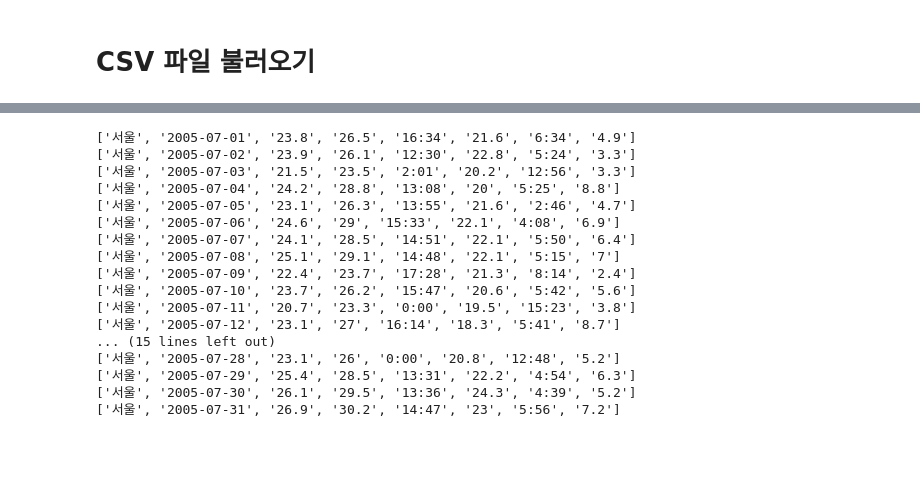
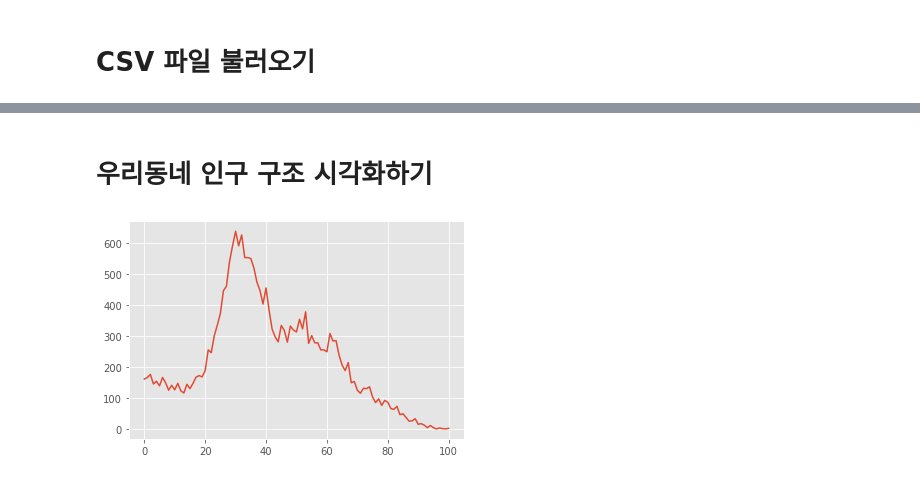
Before and after one commit to GGos3/Numpy, a Jupyter notebook: 2022.07.6/matplotlib.ipynb, the cells around one changed output, grey strips where cells are left out. Cells and saved outputs as stored; diff of their text form; code cells hidden in the pictures; blank space fills up the shorter version.

```diff
--- a/2022.07.6/matplotlib.ipynb
+++ b/2022.07.6/matplotlib.ipynb
@@ -113,27 +153,20 @@ f.close()
+# %% [markdown]
+# 우리동네 인구 구조 시각화하기
 # %%
+import matplotlib.pyplot as plt
 import csv
 
-f = open('Seoul_Data.csv', 'r', encoding = 'cp949')
+f = open('age.csv', 'r', encoding='cp949')
 data = csv.reader(f)
-header = next(data) # 헤더를 저장해 값만 불러옴
-for row in data :
-    print(row)
-f.close()
+result = []
+
+for row in data:
+    if '양평제2동' in row[0]:
+        for i in row[3:]:
+            result.append(int(i))
+
+plt.style.use('ggplot')
+plt.plot(result)
+plt.show()
 # %% [output]
-['서울', '2005-07-01', '23.8', '26.5', '16:34', '21.6', '6:34', '4.9']
-['서울', '2005-07-02', '23.9', '26.1', '12:30', '22.8', '5:24', '3.3']
-['서울', '2005-07-03', '21.5', '23.5', '2:01', '20.2', '12:56', '3.3']
-['서울', '2005-07-04', '24.2', '28.8', '13:08', '20', '5:25', '8.8']
-['서울', '2005-07-05', '23.1', '26.3', '13:55', '21.6', '2:46', '4.7']
-['서울', '2005-07-06', '24.6', '29', '15:33', '22.1', '4:08', '6.9']
-['서울', '2005-07-07', '24.1', '28.5', '14:51', '22.1', '5:50', '6.4']
-['서울', '2005-07-08', '25.1', '29.1', '14:48', '22.1', '5:15', '7']
-['서울', '2005-07-09', '22.4', '23.7', '17:28', '21.3', '8:14', '2.4']
-['서울', '2005-07-10', '23.7', '26.2', '15:47', '20.6', '5:42', '5.6']
-['서울', '2005-07-11', '20.7', '23.3', '0:00', '19.5', '15:23', '3.8']
-['서울', '2005-07-12', '23.1', '27', '16:14', '18.3', '5:41', '8.7']
-... (15 lines left out)
-['서울', '2005-07-28', '23.1', '26', '0:00', '20.8', '12:48', '5.2']
-['서울', '2005-07-29', '25.4', '28.5', '13:31', '22.2', '4:54', '6.3']
-['서울', '2005-07-30', '26.1', '29.5', '13:36', '24.3', '4:39', '5.2']
-['서울', '2005-07-31', '26.9', '30.2', '14:47', '23', '5:56', '7.2']
+[figure, added]
```
Also changed, not shown: parts of 23 cells of this notebook, 5 other files.
